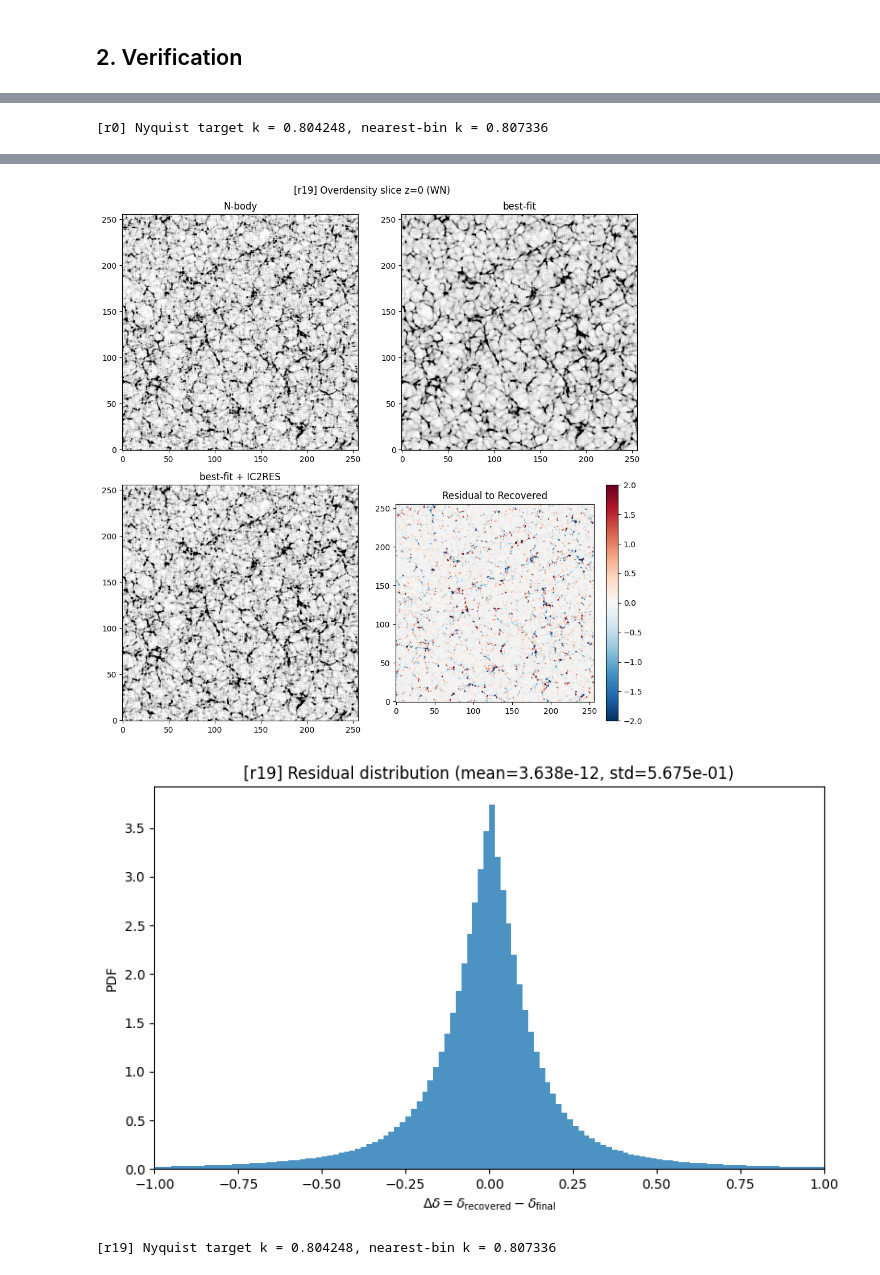
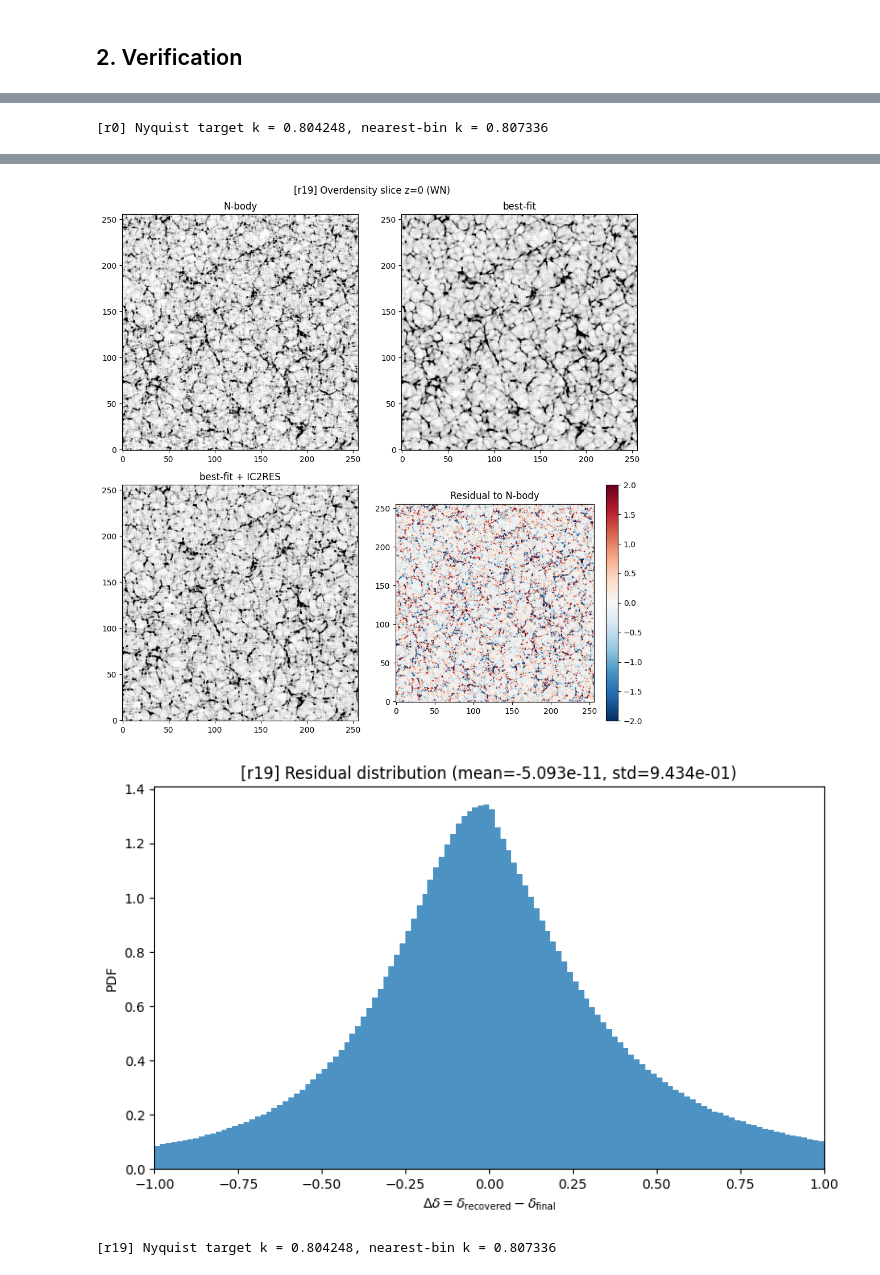
Before and after one commit to davidliuyh/DDDF, a Jupyter notebook: src/new_ic2residual.ipynb, the cells around one changed output, grey strips where cells are left out. Cells and saved outputs as stored; diff of their text form; code cells hidden in the pictures.

Commit message:
new version of neural network using displacement directly

```diff
--- a/src/new_ic2residual.ipynb
+++ b/src/new_ic2residual.ipynb
@@ -155,24 +138,24 @@ Assigning displacements to particles using CIC...
 ## 1. Training: IC → Residual
 # %%
 import numpy as np
-from model.gen_patches import extract_patches
-import model.train_model as train_module
-from pipeline import compute_best_fit, free_gpu_memory
+from model.new_gen_patches import extract_patches
+import model.new_train_model as train_module
+from new_pipeline import compute_best_fit, free_gpu_memory
 
 importlib.reload(cfg)
 
 patch_size = cfg.patch_size
 padding    = cfg.padding
 overlap    = cfg.overlap
-rotate     = cfg.rotate
+rotate     = cfg.vec_rotate  # False for vector fields
 
 # ── Section settings ──────────────────────────────────────────────
 train_realizations = cfg.train_realizations   # e.g. list(range(16))
 coef_file = None  # fit from scratch for WN-based pipeline
 # ──────────────────────────────────────────────────────────────────
 
-train_path = cfg.training_data_path(
-    train_realizations, patch_size, padding, overlap, rotate, N_p, data_dir=data_dir)
+train_path = cfg.vec_training_data_path(
+    train_realizations, patch_size, padding, overlap, rotate, N_p)
 
 if os.path.exists(train_path):
     cached = np.load(train_path)
@@ -185,8 +168,8 @@ else:
     all_target_patches = []
 
     for r in train_realizations:
-        train_path_r = cfg.training_data_path(
-            r, patch_size, padding, overlap, rotate, N_p, data_dir=data_dir)
+        train_path_r = cfg.vec_training_data_path(
+            r, patch_size, padding, overlap, rotate, N_p)
         if os.path.exists(train_path_r):
             cached = np.load(train_path_r)
             inp_r = cached['input_patches']
@@ -207,12 +190,12 @@ else:
                 cfg.snapshot_format(N_p),
                 boxsize, grid_size)
 
-            # Compute target psi_div
-            tgt_psi_div_r = dl.compute_target_psi_div_wn(
+            # Compute target psi_div AND full displacement field
+            tgt_psi_div_r, tgt_psi_r = dl.compute_target_psi_wn(
                 q_init_r, final_info_r['pos'], N_p, boxsize, veck_main)
 
-            # Compute best-fit
-            bf_psi_div_r, _, _ = compute_best_fit(
+            # Compute best-fit (returns 4-tuple with vector psi)
+            bf_psi_div_r, bf_psi_r, _, _ = compute_best_fit(
                 dl, init_delta_r, tgt_psi_div_r,
                 q_init_r, final_info_r['delta'],
                 veck_main, N_p, boxsize, MAS,
@@ -221,11 +204,13 @@ else:
                 overwrite=False,
             )
 
-            residual_r = tgt_psi_div_r - bf_psi_div_r
-            print(f'  [r{r}] residual chi^2 = {np.mean(residual_r**2):.6e}')
+            # Residual is in vector displacement space
+            residual_psi_r = tgt_psi_r - bf_psi_r
+            print(f'  [r{r}] residual psi chi^2 = {np.mean(residual_psi_r**2):.6e}')
 
-            inp_r = extract_patches(init_delta_r, patch_size, padding, overlap, rotate)
-            tgt_r = extract_patches(residual_r,   patch_size, padding, overlap, rotate)
+            # Extract 4D patches: input=best_fit_psi (N,N,N,3), target=residual_psi (N,N,N,3)
+            inp_r = extract_patches(bf_psi_r,       patch_size, padding, overlap, rotate)
+            tgt_r = extract_patches(residual_psi_r, patch_size, padding, overlap, rotate)
 
             os.makedirs(os.path.dirname(train_path_r), exist_ok=True)
             np.savez(
@@ -238,7 +223,7 @@ else:
                 realization=r,
             )
             print(f'  [r{r}] saved: {train_path_r}')
-            del wn_info_r, final_info_r, tgt_psi_div_r, bf_psi_div_r, residual_r
+            del wn_info_r, final_info_r, tgt_psi_div_r, tgt_psi_r, bf_psi_div_r, bf_psi_r, residual_psi_r
 
         all_input_patches.append(inp_r)
         all_target_patches.append(tgt_r)
@@ -291,6 +318,9 @@ Model already exists, skipping training: /pscratch/sd/l/liuyh15/DDDF/models/new_
 # %% [markdown]
 ## 2. Verification
 # %%
+importlib.reload(cfg)
+import new_verify
+importlib.reload(new_verify)
 from new_verify import verify_realization
 
 verify_realization(realization=0)
@@ -332,5 +362,5 @@ apply_model done: step=20, elapsed=6.4s
 Assigning displacements to particles using CIC...
 Assigning displacements to particles using CIC...
-[figure, old version]
+[figure, new version]
-[figure, old version]
+[figure, new version]
 [r19] Nyquist target k = 0.804248, nearest-bin k = 0.807336
```
Also changed, not shown: parts of 5 cells of this notebook, 9 other files.
